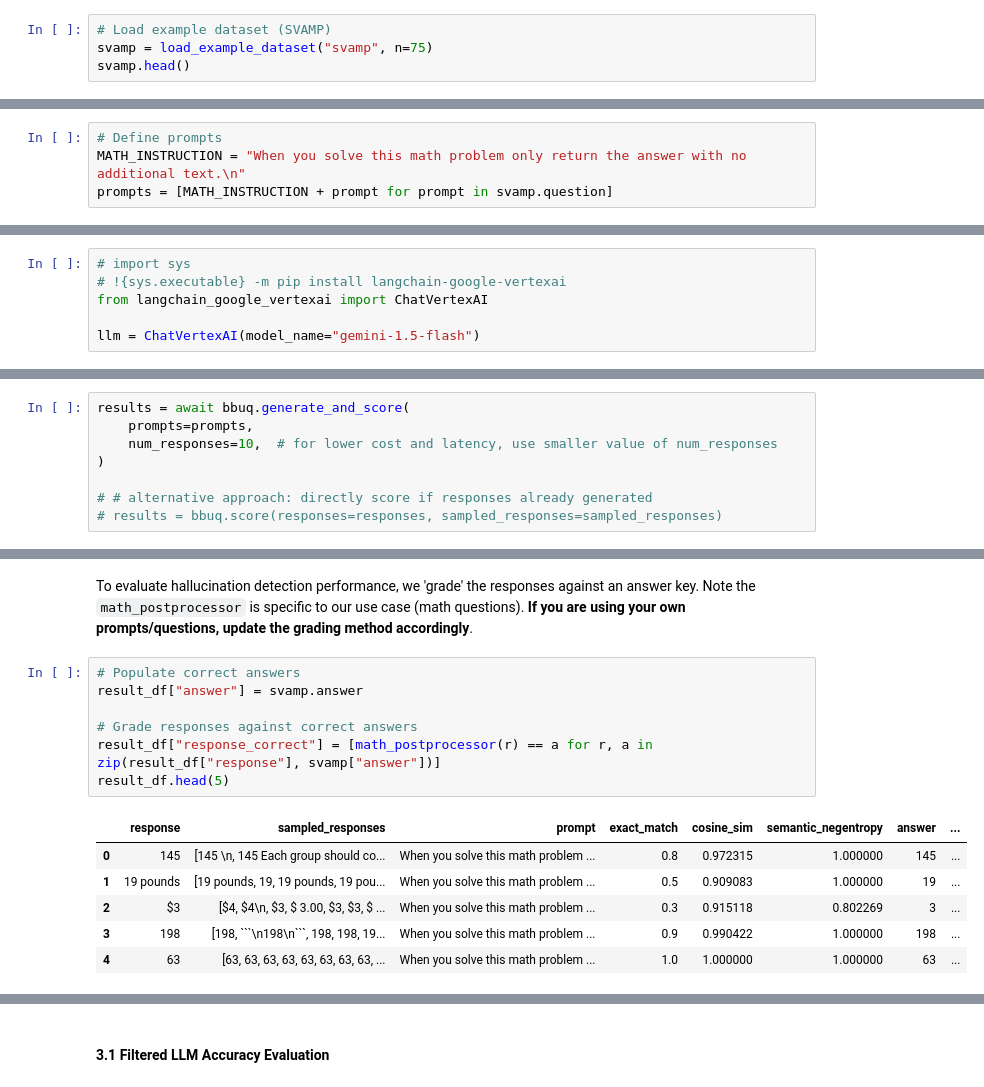
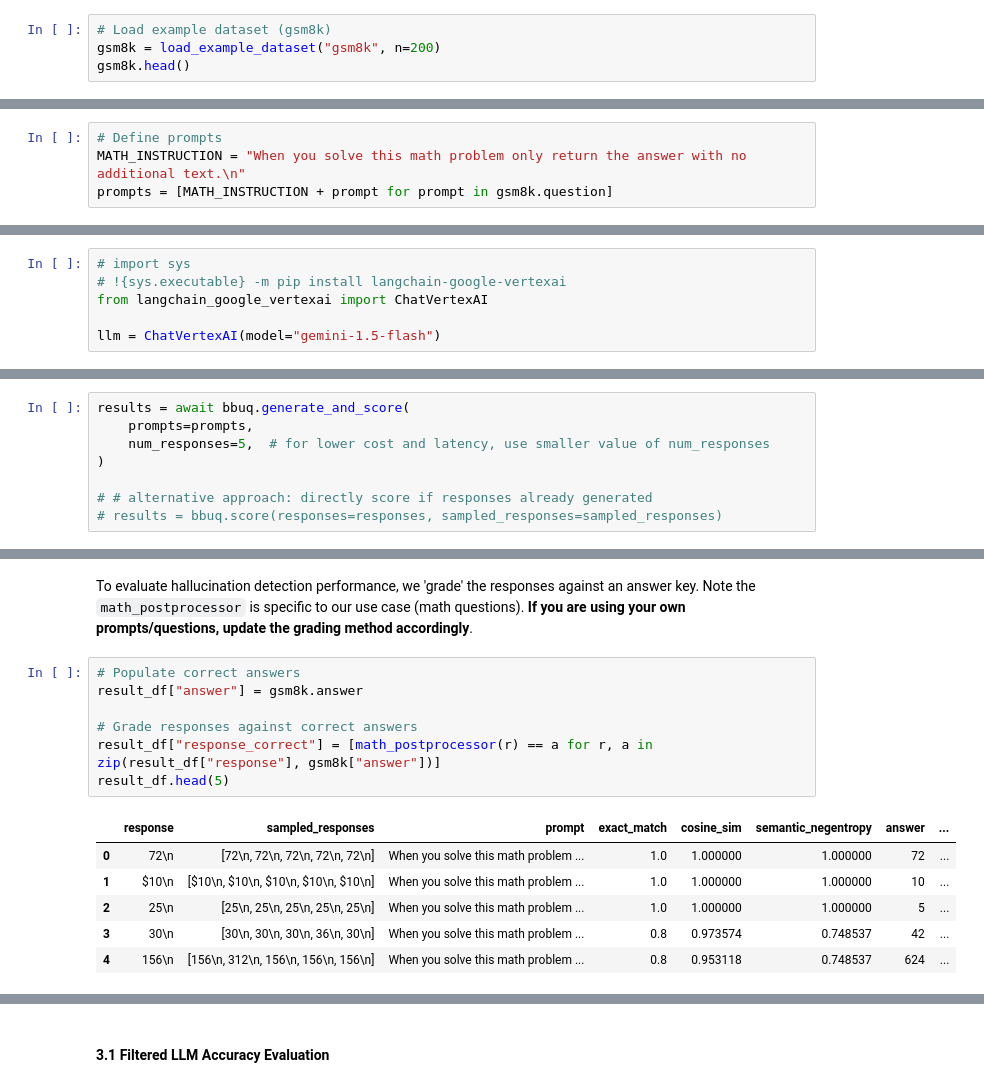
Before and after one commit to nklswld/uqlm, a Jupyter notebook: examples/black_box_demo.ipynb, the cells around one changed output, grey strips where cells are left out. Drawn from its saved outputs; the diff is of its cells as text.

````diff
--- a/examples/black_box_demo.ipynb
+++ b/examples/black_box_demo.ipynb
@@ -76,5 +76,5 @@ In this demo, we will illustrate this approach using a set of math questions fro
 # %%
-# Load example dataset (SVAMP)
-svamp = load_example_dataset("svamp", n=75)
-svamp.head()
+# Load example dataset (gsm8k)
+gsm8k = load_example_dataset("gsm8k", n=200)
+gsm8k.head()
 # %% [output]
@@ -90,7 +90,7 @@ Dataset ready!
 # %%
 # Define prompts
 MATH_INSTRUCTION = "When you solve this math problem only return the answer with no additional text.\n"
-prompts = [MATH_INSTRUCTION + prompt for prompt in svamp.question]
+prompts = [MATH_INSTRUCTION + prompt for prompt in gsm8k.question]
 # %% [markdown]
 In this example, we use `ChatVertexAI` to instantiate our LLM, but any [LangChain Chat Model](https://js.langchain.com/docs/integrations/chat/) may be used. Be sure to **replace with your LLM of choice.**
 # %%
@@ -98,7 +98,7 @@ In this example, we use `ChatVertexAI` to instantiate our LLM, but any [LangChai
 # !{sys.executable} -m pip install langchain-google-vertexai
 from langchain_google_vertexai import ChatVertexAI
 
-llm = ChatVertexAI(model_name="gemini-1.5-flash")
+llm = ChatVertexAI(model="gemini-1.5-flash")
 # %% [markdown]
 <a id='section2'></a>
 ## 2. Generate LLM Responses and Confidence Scores
@@ -285,7 +285,7 @@ Some weights of the model checkpoint at microsoft/deberta-large-mnli were not us
 # %%
 results = await bbuq.generate_and_score(
     prompts=prompts,
-    num_responses=10,  # for lower cost and latency, use smaller value of num_responses
+    num_responses=5,  # for lower cost and latency, use smaller value of num_responses
 )
 
 # # alternative approach: directly score if responses already generated
@@ -311,18 +320,18 @@ result_df.head(5)
 To evaluate hallucination detection performance, we 'grade' the responses against an answer key. Note the `math_postprocessor` is specific to our use case (math questions). **If you are using your own prompts/questions, update the grading method accordingly**.
 # %%
 # Populate correct answers
-result_df["answer"] = svamp.answer
+result_df["answer"] = gsm8k.answer
 
 # Grade responses against correct answers
-result_df["response_correct"] = [math_postprocessor(r) == a for r, a in zip(result_df["response"], svamp["answer"])]
+result_df["response_correct"] = [math_postprocessor(r) == a for r, a in zip(result_df["response"], gsm8k["answer"])]
 result_df.head(5)
 # %% [output]
 |  | response | sampled_responses | prompt | exact_match | cosine_sim | semantic_negentropy | answer | ... |
-| 0 | 145 | [145 \n, 145 Each group should co... | When you solve this math problem ... | 0.8 | 0.972315 | 1.000000 | 145 | ... |
-| 1 | 19 pounds | [19 pounds, 19, 19 pounds, 19 pou... | When you solve this math problem ... | 0.5 | 0.909083 | 1.000000 | 19 | ... |
-| 2 | $3 | [$4, $4\n, $3, $ 3.00, $3, $3, $ ... | When you solve this math problem ... | 0.3 | 0.915118 | 0.802269 | 3 | ... |
-| 3 | 198 | [198, ```\n198\n```, 198, 198, 19... | When you solve this math problem ... | 0.9 | 0.990422 | 1.000000 | 198 | ... |
-| 4 | 63 | [63, 63, 63, 63, 63, 63, 63, 63, ... | When you solve this math problem ... | 1.0 | 1.000000 | 1.000000 | 63 | ... |
+| 0 | 72\n | [72\n, 72\n, 72\n, 72\n, 72\n] | When you solve this math problem ... | 1.0 | 1.000000 | 1.000000 | 72 | ... |
+| 1 | $10\n | [$10\n, $10\n, $10\n, $10\n, $10\n] | When you solve this math problem ... | 1.0 | 1.000000 | 1.000000 | 10 | ... |
+| 2 | 25\n | [25\n, 25\n, 25\n, 25\n, 25\n] | When you solve this math problem ... | 1.0 | 1.000000 | 1.000000 | 5 | ... |
+| 3 | 30\n | [30\n, 30\n, 30\n, 36\n, 30\n] | When you solve this math problem ... | 0.8 | 0.973574 | 0.748537 | 42 | ... |
+| 4 | 156\n | [156\n, 312\n, 156\n, 156\n, 156\n] | When you solve this math problem ... | 0.8 | 0.953118 | 0.748537 | 624 | ... |
 # %%
 print(f"""Baseline LLM accuracy: {np.mean(result_df["response_correct"])}""")
 # %% [output]
````
Also changed, not shown: parts of 8 cells of this notebook, 6 other files.
